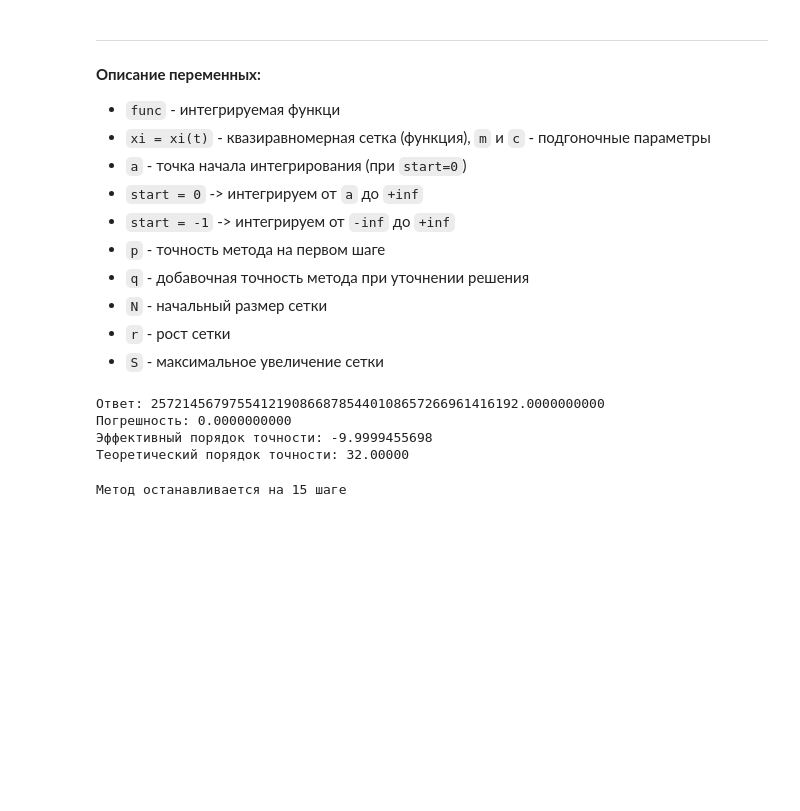
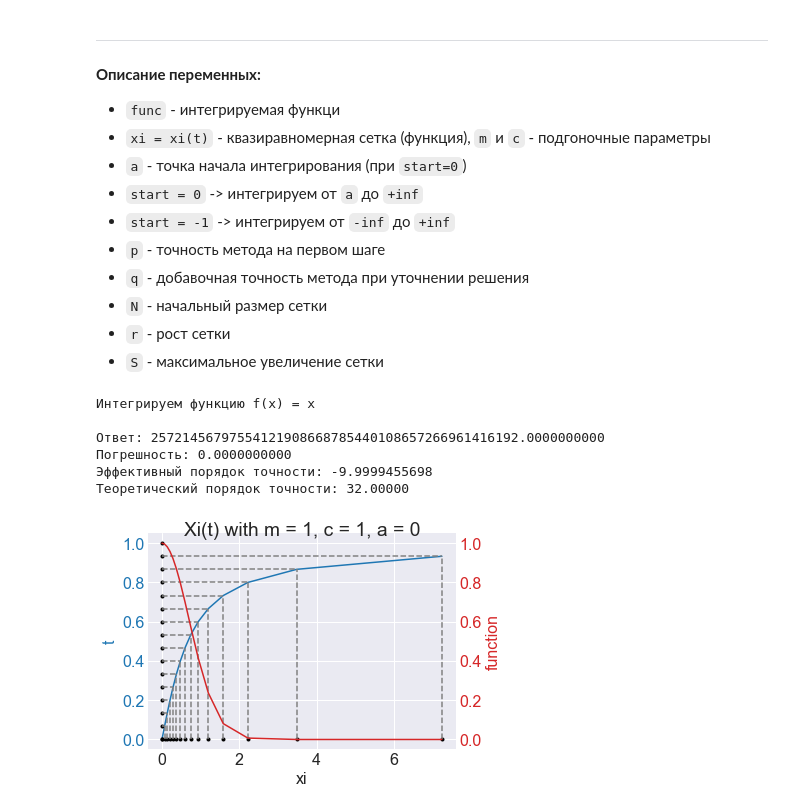
Before and after one commit to andrew3203/NumericalMethods, a Jupyter notebook: ImproperIntegrals.ipynb, the cells around one changed output. Saved outputs shown, nothing was run; the diff lists cells and outputs as text; code cells hidden in the pictures; blank space fills up the shorter version.

````diff
--- a/ImproperIntegrals.ipynb
+++ b/ImproperIntegrals.ipynb
@@ -91,7 +88,7 @@ plt.show()
   - ```S``` - максимальное увеличение сетки
 # %%
 def Integration(u, N, xi, a, start, m, c):
-    tay = (-2*start | 1) / N
+    tay = 1 / N
     t = linspace(start, 1, N+1)
 
     integral = 0.
@@ -133,13 +130,54 @@ def RicherdsonExtrapolation(func, xi, m=1, c=1, EPS=10, a=0, start=0, p=2, q=2,
 
 
 ans = RicherdsonExtrapolation(function, Xi, EPS=1, m=1, c=10)
+print('Интегрируем функцию f(x) = x\n')
 print('Ответ: {0:12.10f}\nПогрешность: {1:12.10f}\nЭффективный порядок точности: {2:7.10f}\nТеоретический порядок точности: {3:7.5f}'.format(ans[0], ans[1], ans[2], ans[3]), end=' ')
 # %% [output]
+Интегрируем функцию f(x) = x
+
 Ответ: 25721456797554121908668785440108657266961416192.0000000000
 Погрешность: 0.0000000000
 Эффективный порядок точности: -9.9999455698
 Теоретический порядок точности: 32.00000
-# %%
-print('Метод останавливается на {} шаге'.format(ans[4]))
-# %% [output]
-Метод останавливается на 15 шаге
+# %%
+def puasson(x):
+    return np.exp(-x**2)
+
+a = 0
+b = 1.
+N = 15
+t = np.linspace(a, b, N+1)
+
+m = 1
+c = 1
+xi = Xi(t, a, m, c)
+
+fig, ax1 = plt.subplots()
+
+color = 'tab:blue'
+ax1.set_ylabel('t', color=color)
+ax1.set_xlabel('xi')
+ax1.plot(xi, t, color=color)
+ax1.tick_params(axis='y', labelcolor=color)
+
+ax1.plot(xi, np.zeros(N+1), 'or', markersize=3, color='black')
+ax1.plot(np.zeros(N+1), t, 'or', markersize=3, color='black')
+
+ax1.plot([[0]*(N+1), xi], [t, t], '--', color='gray')
+ax1.plot([xi, xi], [[0]*(N+1), t], '--', color='gray')
+ax1.grid(lw=1)
+ax2 = ax1.twinx()
+
+color = 'tab:red'
+ax2.set_ylabel('function', color=color)
+ax2.plot(xi, puasson(xi), color=color)
+ax2.tick_params(axis='y', labelcolor=color)
+
+fig.tight_layout()
+
+
+fig.suptitle('Xi(t) with m = {}, c = {}, a = {}'.format(m, c, a))
+
+plt.show()
+# %% [output]
+[figure, added]
````
Also changed, not shown: parts of 4 cells of this notebook.
